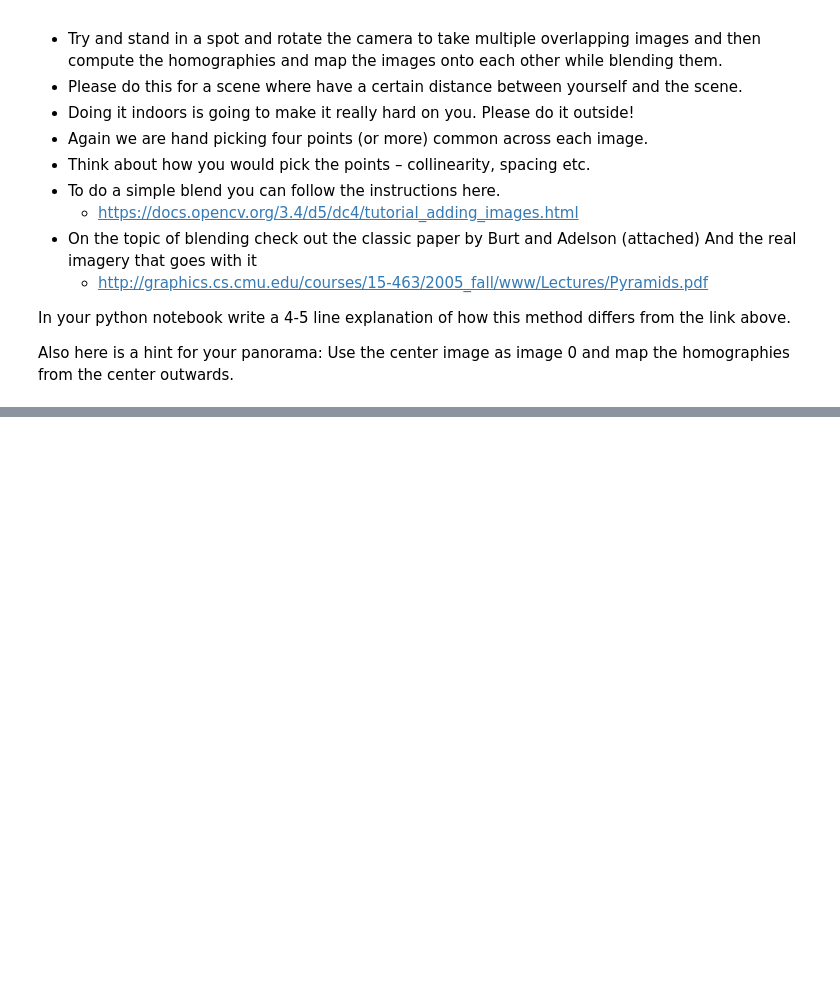
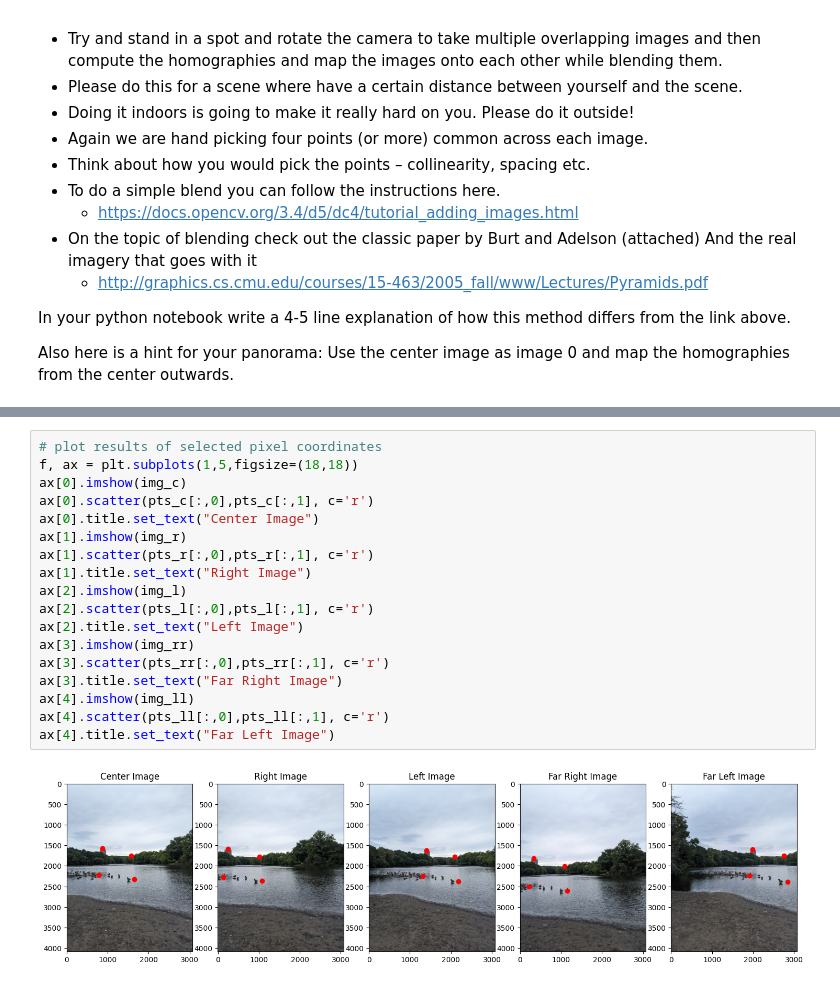
Before and after one commit to meuliano/AutonomousFieldRobotics, a Jupyter notebook: HW2/hw2_euliano.ipynb, the cells around one changed output, grey strips where cells are left out. Drawn from its saved outputs; the diff is of its cells as text; blank space fills up the shorter version.

```diff
--- a/HW2/hw2_euliano.ipynb
+++ b/HW2/hw2_euliano.ipynb
@@ -256,0 +289,20 @@ homographies from the center outwards.
+# %%
+# plot results of selected pixel coordinates
+f, ax = plt.subplots(1,5,figsize=(18,18))
+ax[0].imshow(img_c)
+ax[0].scatter(pts_c[:,0],pts_c[:,1], c='r')
+ax[0].title.set_text("Center Image")
+ax[1].imshow(img_r)
+ax[1].scatter(pts_r[:,0],pts_r[:,1], c='r')
+ax[1].title.set_text("Right Image")
+ax[2].imshow(img_l)
+ax[2].scatter(pts_l[:,0],pts_l[:,1], c='r')
+ax[2].title.set_text("Left Image")
+ax[3].imshow(img_rr)
+ax[3].scatter(pts_rr[:,0],pts_rr[:,1], c='r')
+ax[3].title.set_text("Far Right Image")
+ax[4].imshow(img_ll)
+ax[4].scatter(pts_ll[:,0],pts_ll[:,1], c='r')
+ax[4].title.set_text("Far Left Image")
+# %% [output]
+[figure, added]
```
Also changed, not shown: parts of 12 cells of this notebook, 5 other files.
